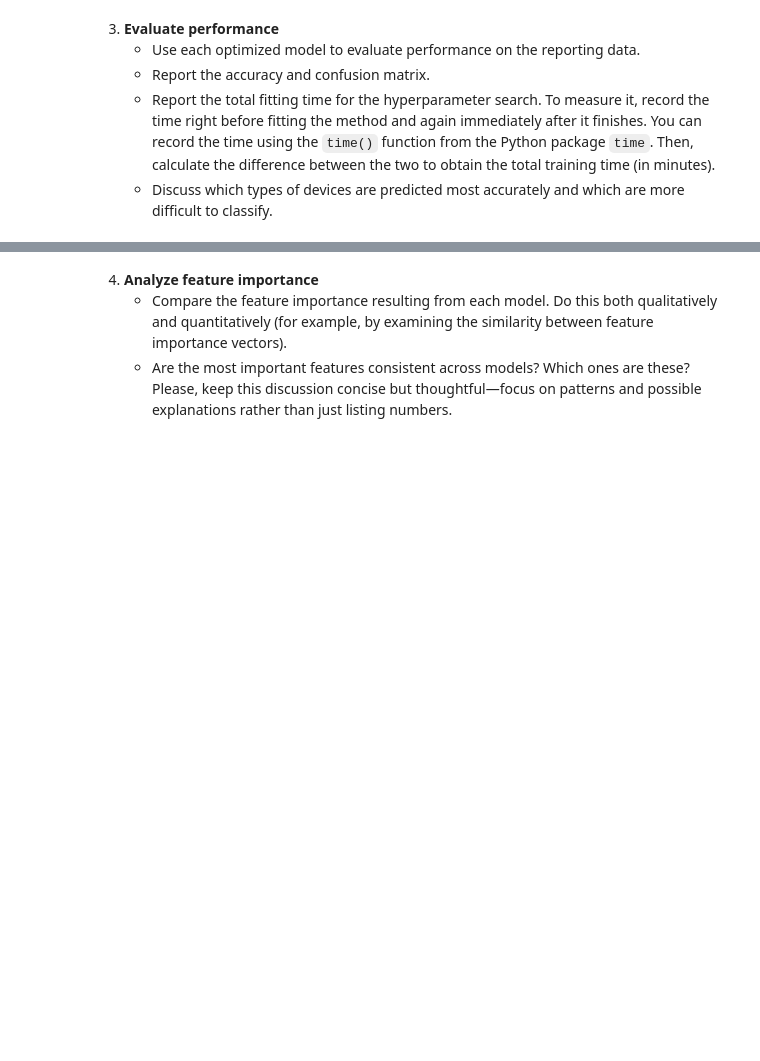
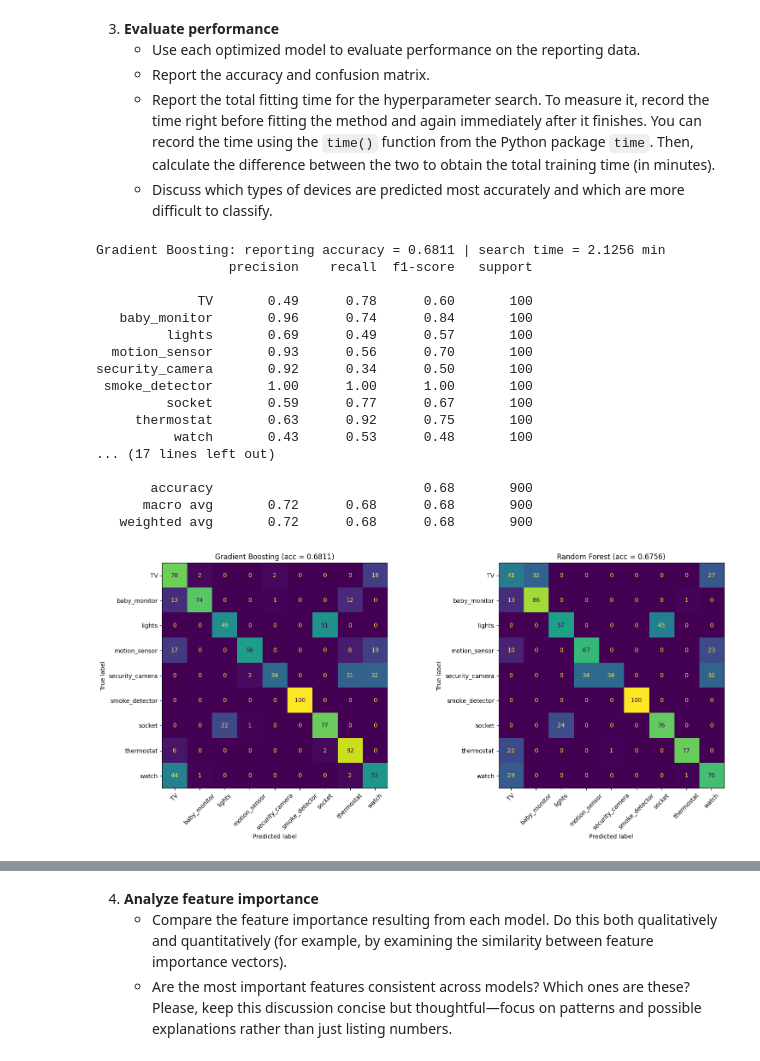
Before and after one commit to james-torgerson/ds4021_lab07, a Jupyter notebook: 07-iot-ensemble-classification.ipynb, the cells around one changed output, grey strips where cells are left out. Drawn from its saved outputs; the diff is of its cells as text; code cells hidden in the pictures; blank space fills up the shorter version.

```diff
--- a/07-iot-ensemble-classification.ipynb
+++ b/07-iot-ensemble-classification.ipynb
@@ -190,3 +259,46 @@ Scaling and normalizations aren't needed for tree-based models. A tree splits ea
    - Report the accuracy and confusion matrix.
    - Report the total fitting time for the hyperparameter search. To measure it, record the time right before fitting the method and again immediately after it finishes. You can record the time using the `time()` function from the Python package `time`. Then, calculate the difference between the two to obtain the total training time (in minutes).
    - Discuss which types of devices are predicted most accurately and which are more difficult to classify.
+# %%
+from sklearn.metrics import accuracy_score, confusion_matrix, ConfusionMatrixDisplay, classification_report
+
+# get class labels from fitted label encoder
+class_names = encoder.classes_
+# store both models for comparison
+models = {
+    'Gradient Boosting': (gb_search, gb_time),
+    'Random Forest': (rf_search, rf_time),
+}
+
+# make confusion matrices to compare model predictions
+fig, axes = plt.subplots(1, 2, figsize=(16, 7))
+for ax, (name, (search, t)) in zip(axes, models.items()):
+    y_pred = search.best_estimator_.predict(X_report)
+    acc = accuracy_score(y_report_enc, y_pred)
+    print(f'{name}: reporting accuracy = {acc:.4f} | search time = {t:.4f} min')
+    print(classification_report(y_report_enc, y_pred, target_names=class_names, zero_division=0))
+
+    cm = confusion_matrix(y_report_enc, y_pred)
+    ConfusionMatrixDisplay(cm, display_labels=class_names).plot(ax=ax, xticks_rotation=45, colorbar=False)
+    ax.set_title(f'{name} (acc = {acc:.4f})')
+plt.tight_layout()
+plt.show()
+# %% [output]
+Gradient Boosting: reporting accuracy = 0.6811 | search time = 2.1256 min
+                 precision    recall  f1-score   support
+
+             TV       0.49      0.78      0.60       100
+   baby_monitor       0.96      0.74      0.84       100
+         lights       0.69      0.49      0.57       100
+  motion_sensor       0.93      0.56      0.70       100
+security_camera       0.92      0.34      0.50       100
+ smoke_detector       1.00      1.00      1.00       100
+         socket       0.59      0.77      0.67       100
+     thermostat       0.63      0.92      0.75       100
+          watch       0.43      0.53      0.48       100
+... (17 lines left out)
+
+       accuracy                           0.68       900
+      macro avg       0.72      0.68      0.68       900
+   weighted avg       0.72      0.68      0.68       900
+[figure, added]
```
Also changed, not shown: parts of 8 cells of this notebook.
